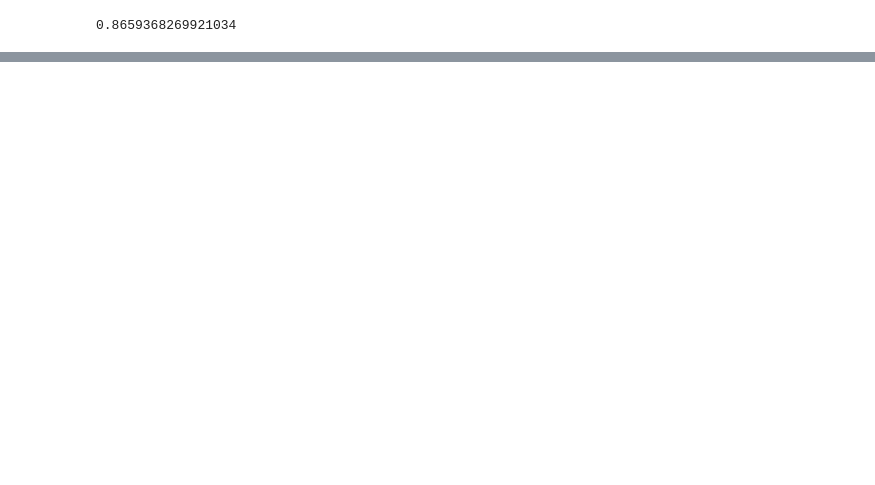
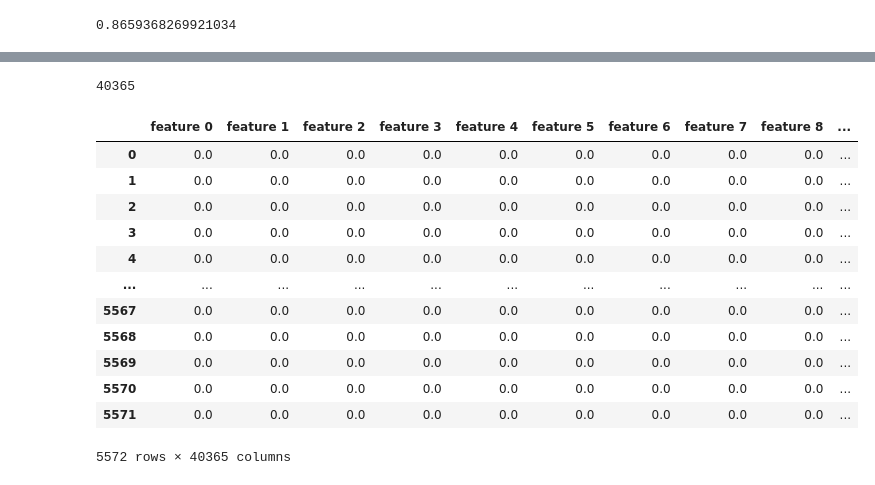
Before and after one commit to lukpytlewski/NLP, a Jupyter notebook: NLP.ipynb, the cells around one changed output, grey strips where cells are left out. Saved outputs shown, nothing was run; the diff lists cells and outputs as text; code cells hidden in the pictures; blank space fills up the shorter version.

```diff
--- a/NLP.ipynb
+++ b/NLP.ipynb
@@ -255,0 +272,7 @@ count.vocabulary_
+# %%
+tfidf = TfidfVectorizer(ngram_range=(1, 2), max_df=0.5, min_df=0.0001, use_idf=True)
+
+X = tfidf.fit_transform(spam_dataset['Lemmatized_Text'].apply(lambda x: ' '.join(x)))
+# %%
+X=X.toarray()
+X
@@ -255,0 +313,7 @@ count.vocabulary_
+# %%
+from sklearn.ensemble import RandomForestClassifier
+
+feature_names = [f"feature {i}" for i in range(X.shape[1])]
+
+model_forest1 = RandomForestClassifier(n_estimators=1000, max_depth=20, min_samples_leaf=2)
+model_forest1.fit(X_train, y_train)
@@ -255,0 +465,21 @@ count.vocabulary_
+# %%
+len(feature_names)
+# %% [output]
+40365
+# %%
+X_new = pd.DataFrame(X, columns=feature_names)
+X_new
+# %% [output]
+|  | feature 0 | feature 1 | feature 2 | feature 3 | feature 4 | feature 5 | feature 6 | feature 7 | feature 8 | ... |
+| 0 | 0.0 | 0.0 | 0.0 | 0.0 | 0.0 | 0.0 | 0.0 | 0.0 | 0.0 | ... |
+| 1 | 0.0 | 0.0 | 0.0 | 0.0 | 0.0 | 0.0 | 0.0 | 0.0 | 0.0 | ... |
+| 2 | 0.0 | 0.0 | 0.0 | 0.0 | 0.0 | 0.0 | 0.0 | 0.0 | 0.0 | ... |
+| 3 | 0.0 | 0.0 | 0.0 | 0.0 | 0.0 | 0.0 | 0.0 | 0.0 | 0.0 | ... |
+| 4 | 0.0 | 0.0 | 0.0 | 0.0 | 0.0 | 0.0 | 0.0 | 0.0 | 0.0 | ... |
+| ... | ... | ... | ... | ... | ... | ... | ... | ... | ... | ... |
+| 5567 | 0.0 | 0.0 | 0.0 | 0.0 | 0.0 | 0.0 | 0.0 | 0.0 | 0.0 | ... |
+| 5568 | 0.0 | 0.0 | 0.0 | 0.0 | 0.0 | 0.0 | 0.0 | 0.0 | 0.0 | ... |
+| 5569 | 0.0 | 0.0 | 0.0 | 0.0 | 0.0 | 0.0 | 0.0 | 0.0 | 0.0 | ... |
+| 5570 | 0.0 | 0.0 | 0.0 | 0.0 | 0.0 | 0.0 | 0.0 | 0.0 | 0.0 | ... |
+| 5571 | 0.0 | 0.0 | 0.0 | 0.0 | 0.0 | 0.0 | 0.0 | 0.0 | 0.0 | ... |
+5572 rows × 40365 columns
```
Also changed, not shown: parts of 25 cells of this notebook.
